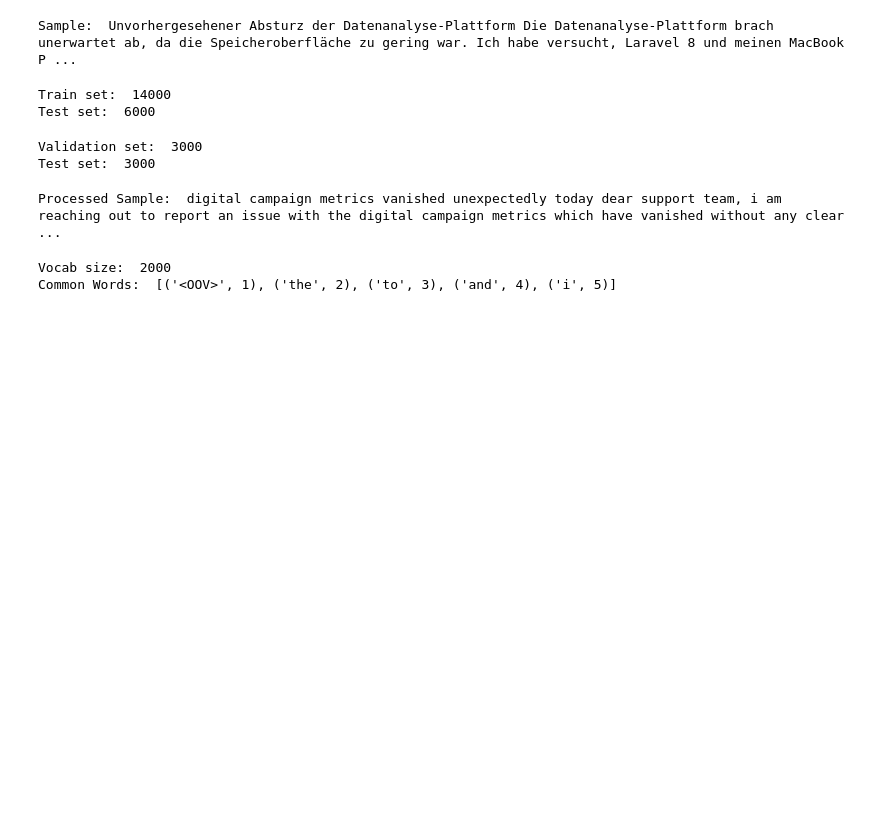
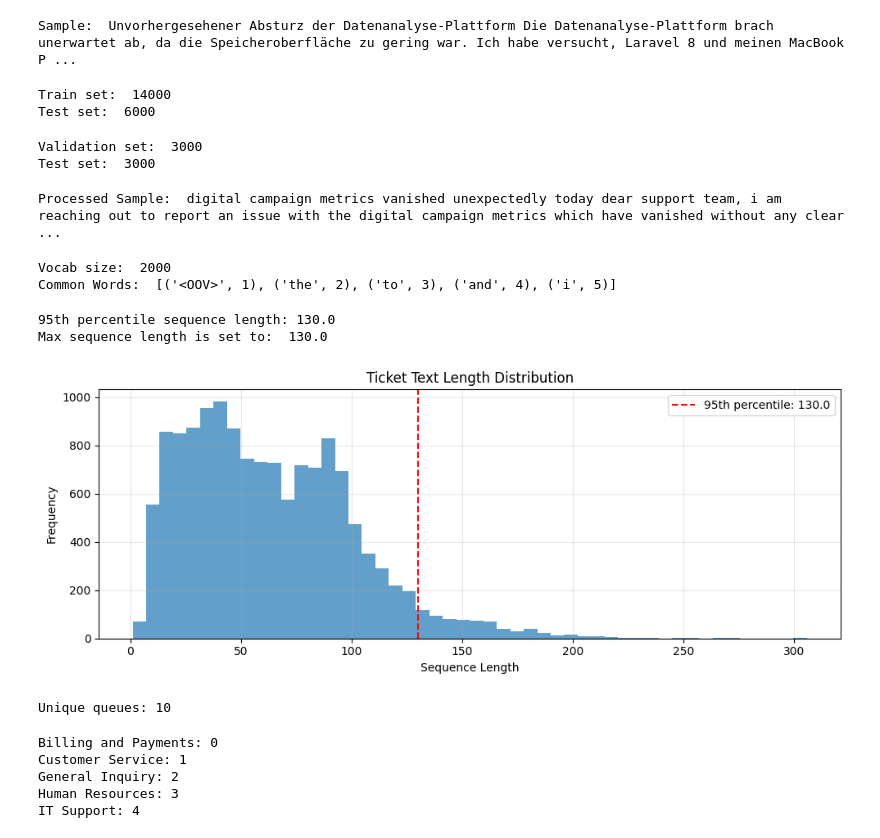
Before and after one commit to RansiluRanasinghe/SmartTicket-NLP-Based-Automated-Customer-Support-Ticket-Classification-System, a Jupyter notebook: NoteBook/SmartTicket_Notebook.ipynb, the cells around one changed output. Saved outputs shown, nothing was run; the diff lists cells and outputs as text; code cells hidden in the pictures; blank space fills up the shorter version.

Commit message:
Padded the sequences

```diff
--- a/NoteBook/SmartTicket_Notebook.ipynb
+++ b/NoteBook/SmartTicket_Notebook.ipynb
@@ -282,3 +282,28 @@ print("Common Words: ", list(tokenizer.word_index.items())[:5])
 # %% [output]
 Vocab size:  2000
 Common Words:  [('<OOV>', 1), ('the', 2), ('to', 3), ('and', 4), ('i', 5)]
+# %%
+sequences = tokenizer.texts_to_sequences(processed_texts)
+
+seq_len = [len(seq) for seq in sequences]
+max_seq_len = np.percentile(seq_len, 95)
+
+print("95th percentile sequence length:", max_seq_len)
+print("Max sequence length is set to: ", max_seq_len)
+# %% [output]
+95th percentile sequence length: 130.0
+Max sequence length is set to:  130.0
+# %%
+plt.figure(figsize=(10, 4))
+plt.hist(seq_len, bins=50, alpha=0.7)
+plt.axvline(max_seq_len, color='red', linestyle='--', label=f'95th percentile: {max_seq_len}')
+plt.xlabel('Sequence Length')
+plt.ylabel('Frequency')
+plt.title('Ticket Text Length Distribution')
+plt.legend()
+plt.grid(alpha=0.3)
+plt.tight_layout()
+plt.savefig('sequence_length_distribution.png', dpi=100)
+plt.show()
+# %% [output]
+[figure, added]
@@ -284,0 +318,18 @@ Common Words:  [('<OOV>', 1), ('the', 2), ('to', 3), ('and', 4), ('i', 5)]
+# %%
+unique_labels = sorted(train_df[label_col].unique())
+
+label_to_index = {label: index for index, label in enumerate(unique_labels)}
+index_to_label = {index: label for label, index in label_to_index.items()}
+
+print("Unique queues:", len(unique_labels))
+# %% [output]
+Unique queues: 10
+# %%
+for label, index in list(label_to_index.items())[:5]:
+  print(f"{label}: {index}")
+# %% [output]
+Billing and Payments: 0
+Customer Service: 1
+General Inquiry: 2
+Human Resources: 3
+IT Support: 4
```
Also changed, not shown: parts of 1 cell of this notebook.
